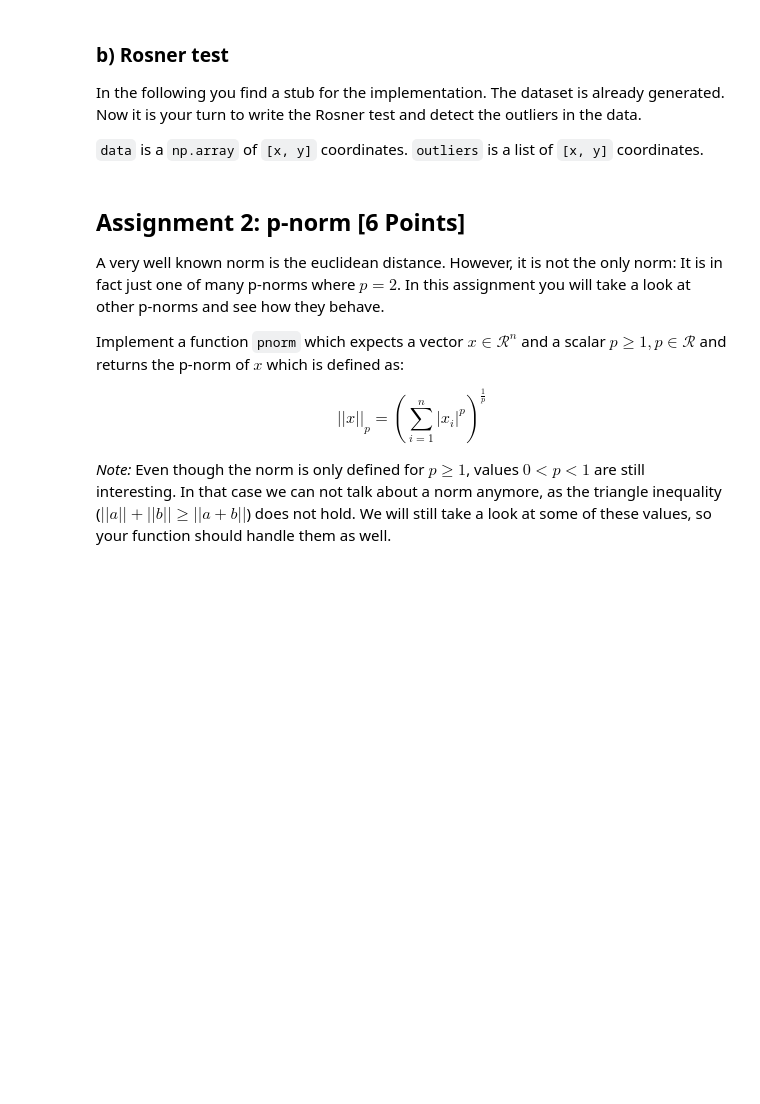
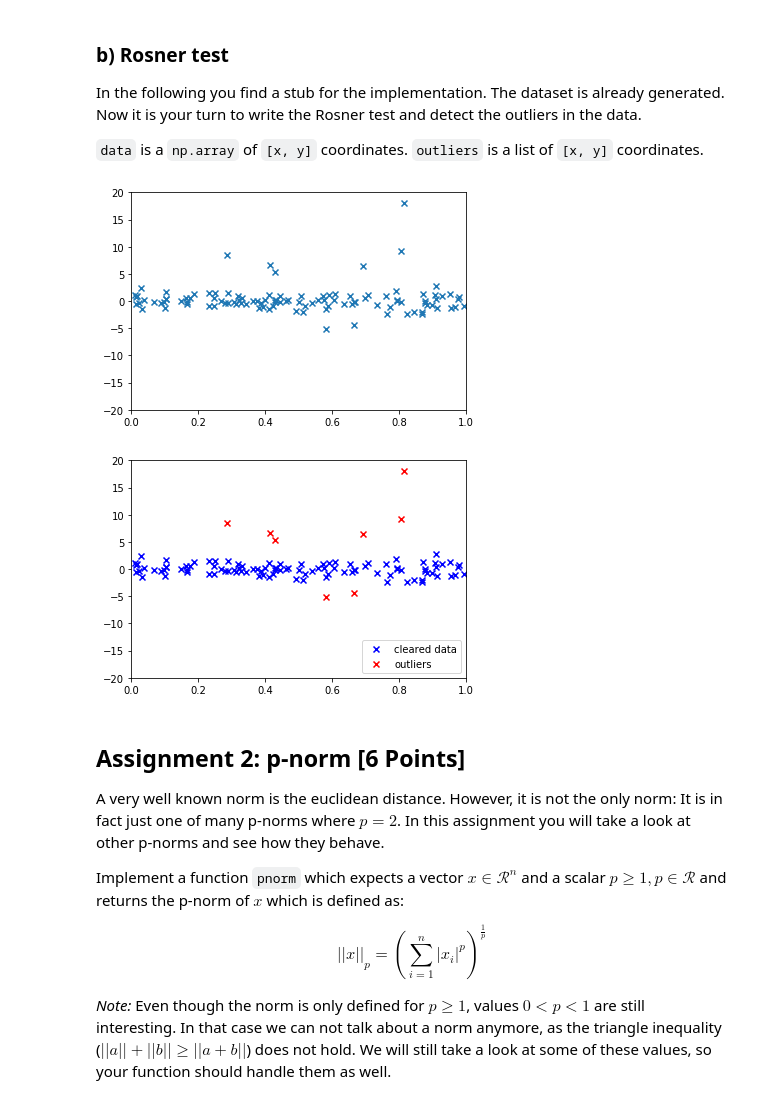
Before and after one commit to tbohne/ML2020, a Jupyter notebook: s3/sheet03.ipynb, the cells around one changed output. Saved outputs shown, nothing was run; the diff lists cells and outputs as text; code cells hidden in the pictures; blank space fills up the shorter version.

```diff
--- a/s3/sheet03.ipynb
+++ b/s3/sheet03.ipynb
@@ -70,33 +72,50 @@ In the following you find a stub for the implementation. The dataset is already
 
 `data` is a `np.array` of `[x, y]` coordinates. `outliers` is a list of `[x, y]` coordinates.
 # %%
-%matplotlib notebook
+%matplotlib inline
 import numpy as np
 import matplotlib.pyplot as plt
 
 # generate dataset
 data = list(zip(np.random.uniform(size=100), np.random.normal(size=100)))
 data += list(zip(np.random.uniform(size=10), np.random.normal(0, 10, size=10)))
 data = np.array(data)
 outliers = []
 
 # just to check if everything is pretty
 fig_rosner_data = plt.figure('The Dataset')
 plt.scatter(data[:,0], data[:,1], marker='x')
 plt.axis([0, 1, -20, 20])
 fig_rosner_data.canvas.draw()
 
 # Now find the outliers, add them to 'outliers', and remove them from 'data'.
-# YOUR CODE HERE
+# YOUR CODE HERE ###################################
+while True:
+    # outliers will be in y direction
+    y_coords = data[:,1]
+    mean = np.mean(y_coords)
+    standard_deviation = np.std(y_coords)
+    z_values = [abs(val - mean) / standard_deviation for val in y_coords]
+    max_z = max(z_values)
+
+    if max_z <= 3:
+        break
+    outliers.append(data[z_values.index(max_z)])
+    # removes the outlier from the data
+    data = np.delete(data, z_values.index(max_z), 0)
+####################################################
 
 # plot results
 outliers = np.array(outliers)
 fig_rosner = plt.figure('Rosner Result')
 plt.scatter(data[:,0], data[:,1], c='b', marker='x', label='cleared data')
 plt.scatter(outliers[:,0], outliers[:,1], c='r', marker='x', label='outliers')
 plt.axis([0, 1, -20, 20])
-plt.legend(loc='lower right');
+plt.legend(loc='lower right')
 fig_rosner.canvas.draw()
+# %% [output]
+[figure, added]
+[figure, added]
 # %% [markdown]
 ## Assignment 2: p-norm [6 Points]
 
```
Also changed, not shown: parts of 2 cells of this notebook.
